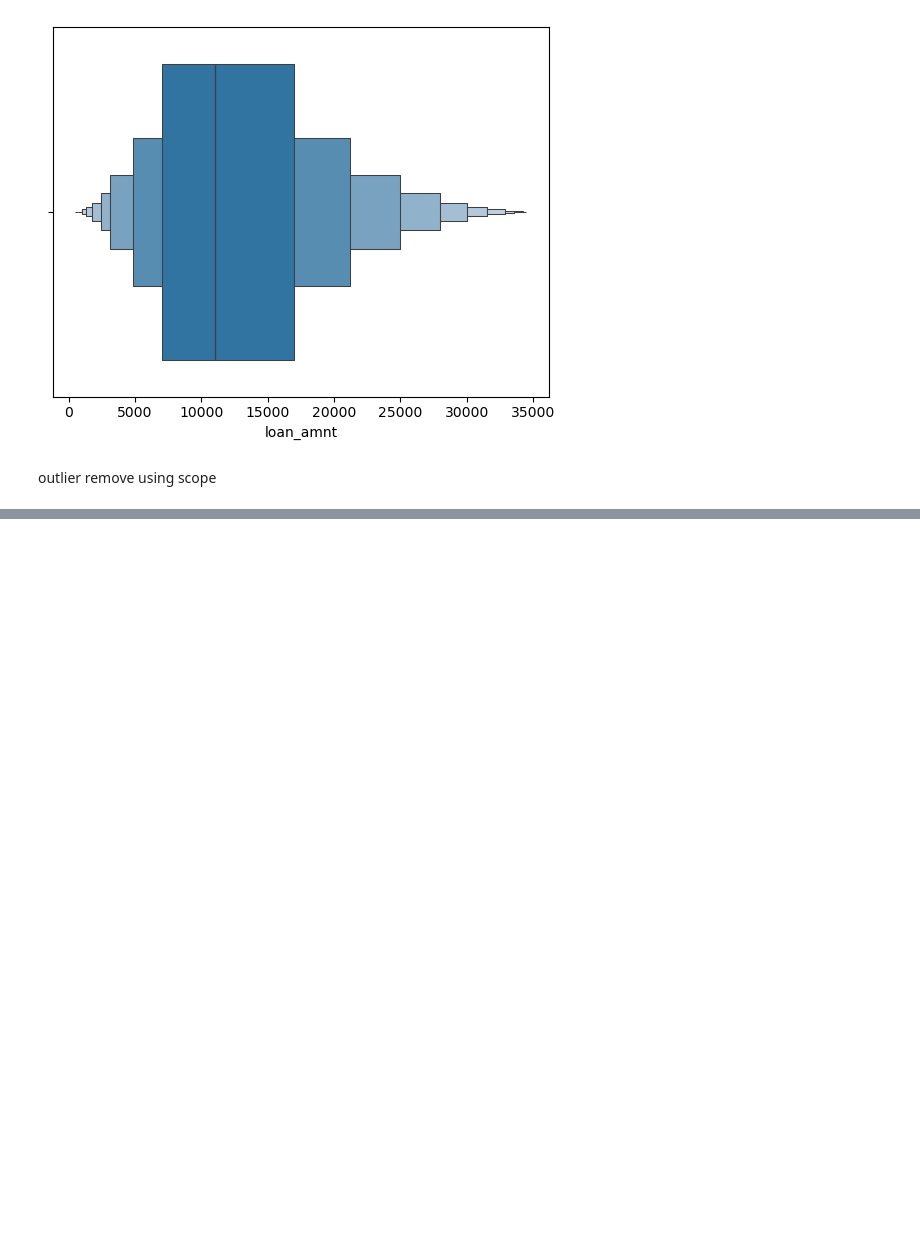
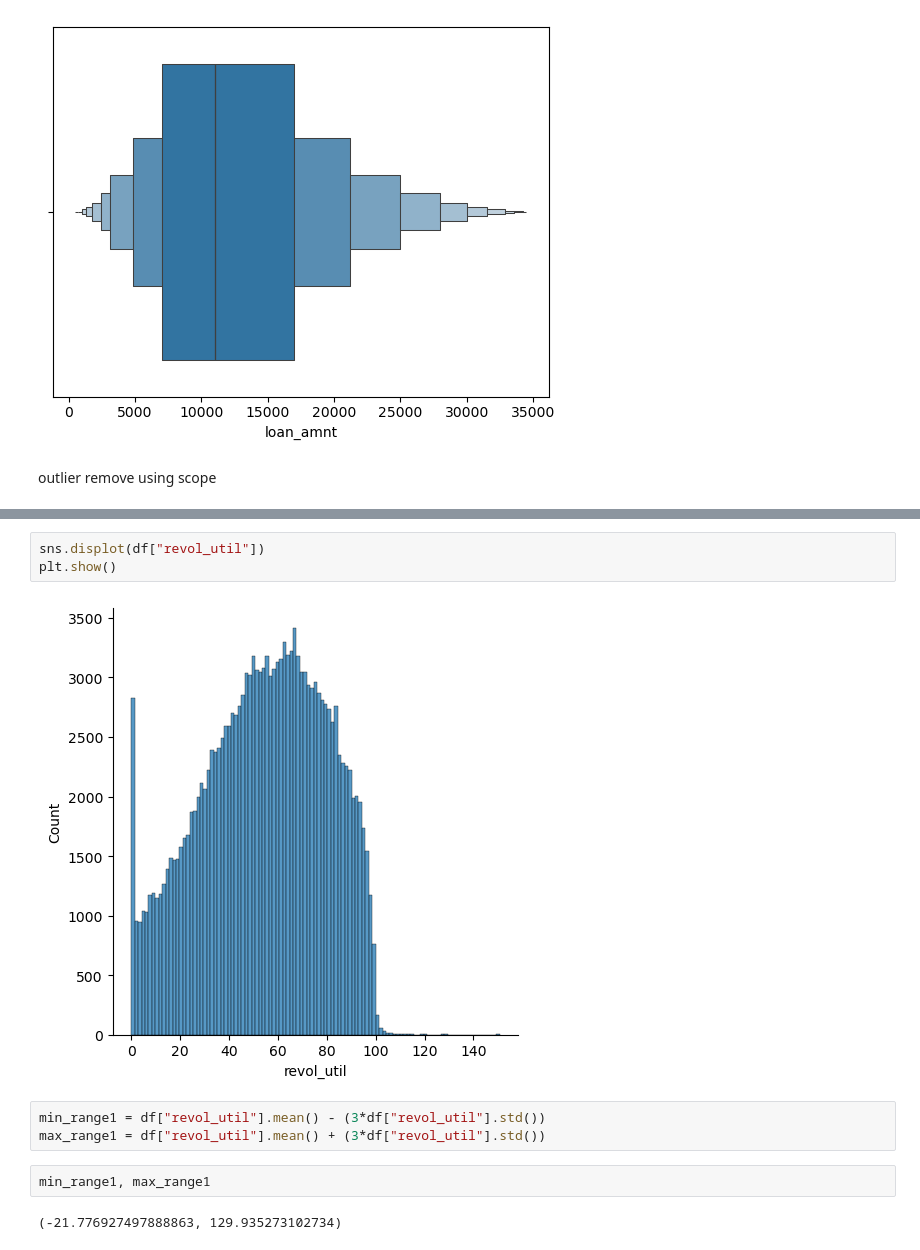
Before and after one commit to RDX-Rudra/Python-World, a Jupyter notebook: ML/Data_Handling/outlier.ipynb, the cells around one changed output, grey strips where cells are left out. Saved outputs shown, nothing was run; the diff lists cells and outputs as text; blank space fills up the shorter version.

```diff
--- a/ML/Data_Handling/outlier.ipynb
+++ b/ML/Data_Handling/outlier.ipynb
@@ -119,0 +125,12 @@ outlier remove using scope
+# %%
+sns.displot(df["revol_util"])
+plt.show()
+# %% [output]
+[figure, added]
+# %%
+min_range1 = df["revol_util"].mean() - (3*df["revol_util"].std())
+max_range1 = df["revol_util"].mean() + (3*df["revol_util"].std())
+# %%
+min_range1, max_range1
+# %% [output]
+(-21.776927497888863, 129.935273102734)
```
Also changed, not shown: parts of 1 cell of this notebook.
